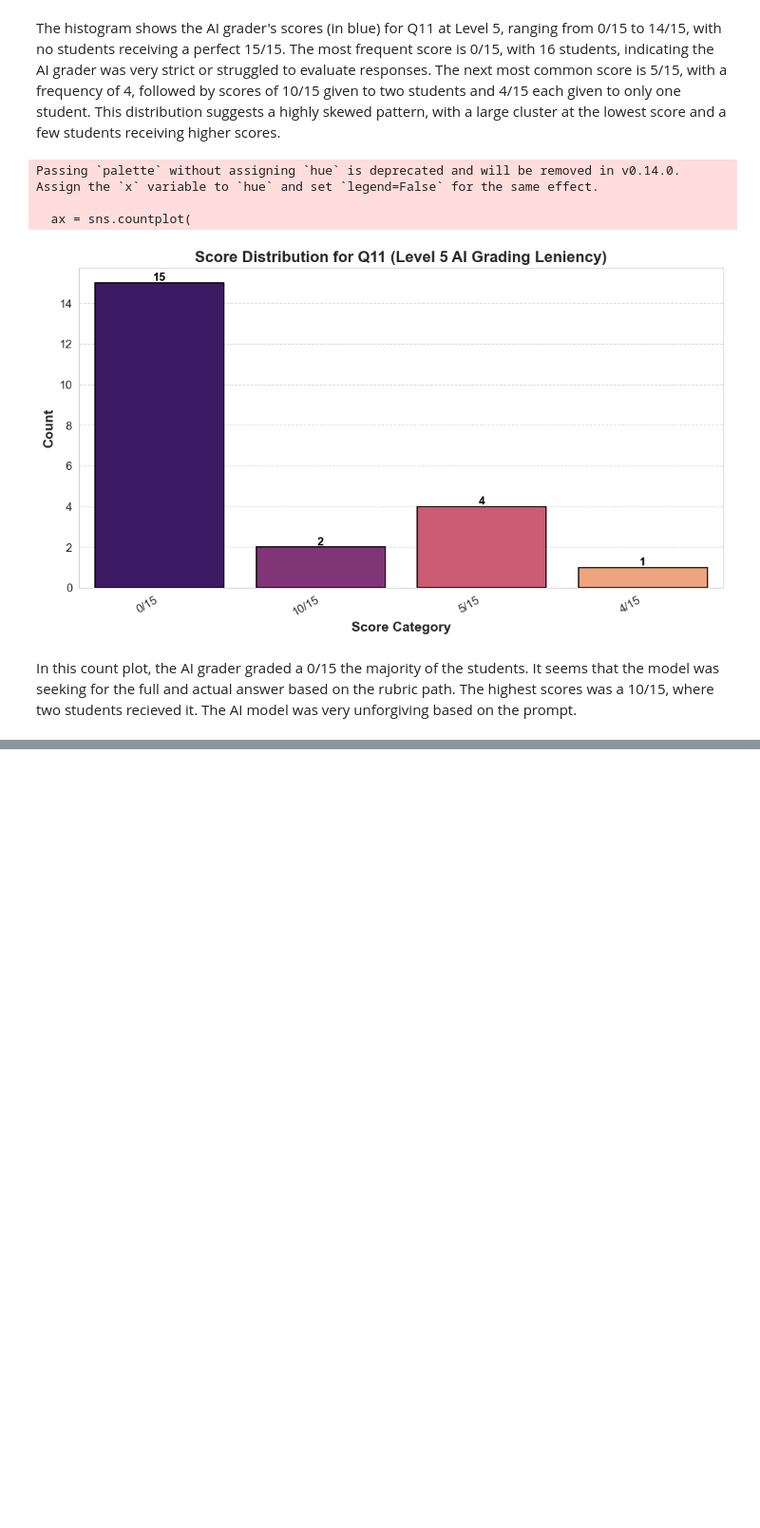
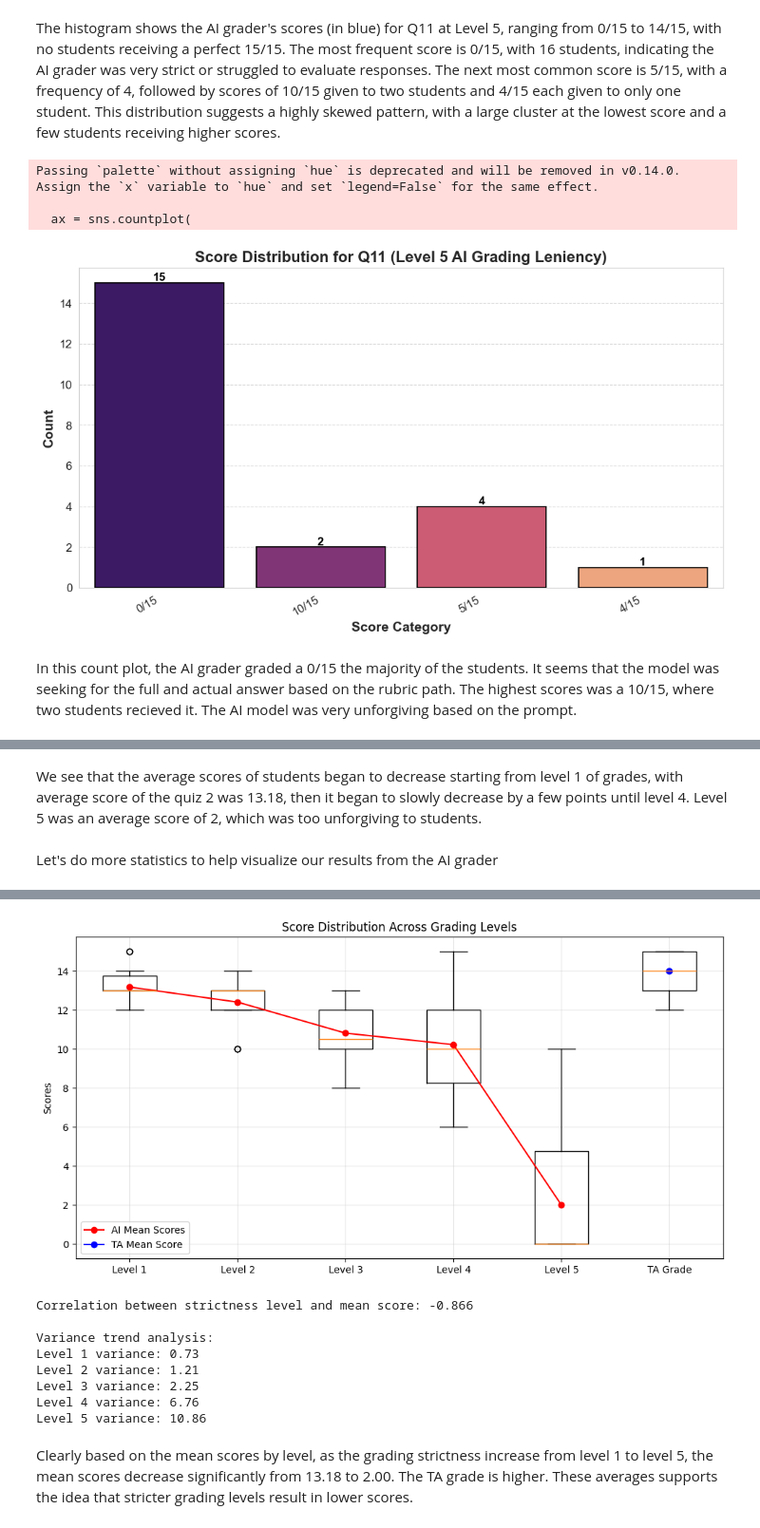
Before and after one commit to BU-Spark/ml-bu-autograder, a Jupyter notebook: Proof_of_Concept.ipynb, the cells around one changed output, grey strips where cells are left out. Shown at 95% size. Saved outputs shown, nothing was run; the diff lists cells and outputs as text; code cells hidden in the pictures; blank space fills up the shorter version.

Commit message:
added stats

```diff
--- a/Proof_of_Concept.ipynb
+++ b/Proof_of_Concept.ipynb
@@ -1239,0 +1327,69 @@ df_Student_Quiz_Responses.to_excel(r'C:\Users\MHS\Desktop\24fallmetcs581_m1 Quiz
+# %% [markdown]
+We see that the average scores of students began to decrease starting from level 1 of grades, with average score of the quiz 2 was 13.18, then it began to slowly decrease by a few points until level 4. Level 5 was an average score of 2, which was too unforgiving to students.
+# %% [markdown]
+Let's do more statistics to help visualize our results from the AI grader
+# %%
+import numpy as np
+import pandas as pd
+from scipy import stats
+import matplotlib.pyplot as plt
+import seaborn as sns
+
+
+grade_levels = [AI_Q11_GRADE_LVL_1, AI_Q11_GRADE_LVL_2, AI_Q11_GRADE_LVL_3,
+                AI_Q11_GRADE_LVL_4, AI_Q11_GRADE_LVL_5]
+level_names = ['Level 1', 'Level 2', 'Level 3', 'Level 4', 'Level 5']
+
+# 1. Basic Statistics
+print("Mean Scores by Level:")
+for level, mean in zip(level_names, grade_levels):
+    print(f"{level}: {mean:.2f}")
+
+print(f"\nTA Grade Mean: {TA_Q11_GRADE:.2f}")
+
+# Calculate standard deviations
+std_devs = [df_Student_Quiz_Responses[f'AI Q11 grade lvl {i+1}'].std() for i in range(5)]
+print("\nStandard Deviations by Level:")
+for level, std in zip(level_names, std_devs):
+    print(f"{level}: {std:.2f}")
+
+# 2. Statistical Tests
+# Compare each level to TA grade
+print("\nT-test results (comparing each level to TA grade):")
+for i in range(5):
+    t_stat, p_value = stats.ttest_ind(
+        df_Student_Quiz_Responses[f'AI Q11 grade lvl {i+1}'],
+        df_Student_Quiz_Responses['question 11 score']
+    )
+    print(f"{level_names[i]} vs TA: t-stat = {t_stat:.2f}, p-value = {p_value:.4f}")
+
+# 3. Visualization
+plt.figure(figsize=(12, 6))
+
+# Box plot
+data_to_plot = [df_Student_Quiz_Responses[f'AI Q11 grade lvl {i+1}'] for i in range(5)]
+data_to_plot.append(df_Student_Quiz_Responses['question 11 score'])
+labels = level_names + ['TA Grade']
+
+plt.boxplot(data_to_plot, labels=labels)
+plt.title('Score Distribution Across Grading Levels')
+plt.ylabel('Scores')
+plt.grid(True, alpha=0.3)
+
+# Add trend line for means
+plt.plot(range(1, 6), grade_levels, 'r-o', label='AI Mean Scores')
+plt.plot([6], [TA_Q11_GRADE], 'b-o', label='TA Mean Score')
+plt.legend()
+
+plt.show()
+
+# 4. Correlation Analysis
+correlation = np.corrcoef(range(1, 6), grade_levels)[0, 1]
+print(f"\nCorrelation between strictness level and mean score: {correlation:.3f}")
+
+# 5. Test for trend in variance
+print("\nVariance trend analysis:")
+variances = [df_Student_Quiz_Responses[f'AI Q11 grade lvl {i+1}'].var() for i in range(5)]
+for level, var in zip(level_names, variances):
+    print(f"{level} variance: {var:.2f}")
+# %% [output]
@@ -1239,0 +1413,11 @@ df_Student_Quiz_Responses.to_excel(r'C:\Users\MHS\Desktop\24fallmetcs581_m1 Quiz
+[figure, added]
+Correlation between strictness level and mean score: -0.866
+
+Variance trend analysis:
+Level 1 variance: 0.73
+Level 2 variance: 1.21
+Level 3 variance: 2.25
+Level 4 variance: 6.76
+Level 5 variance: 10.86
+# %% [markdown]
+Clearly based on the mean scores by level, as the grading strictness increase from level 1 to level 5, the mean scores decrease significantly from 13.18 to 2.00. The TA grade is higher. These averages supports the idea that stricter grading levels result in lower scores.
```
Also changed, not shown: parts of 17 cells of this notebook.
